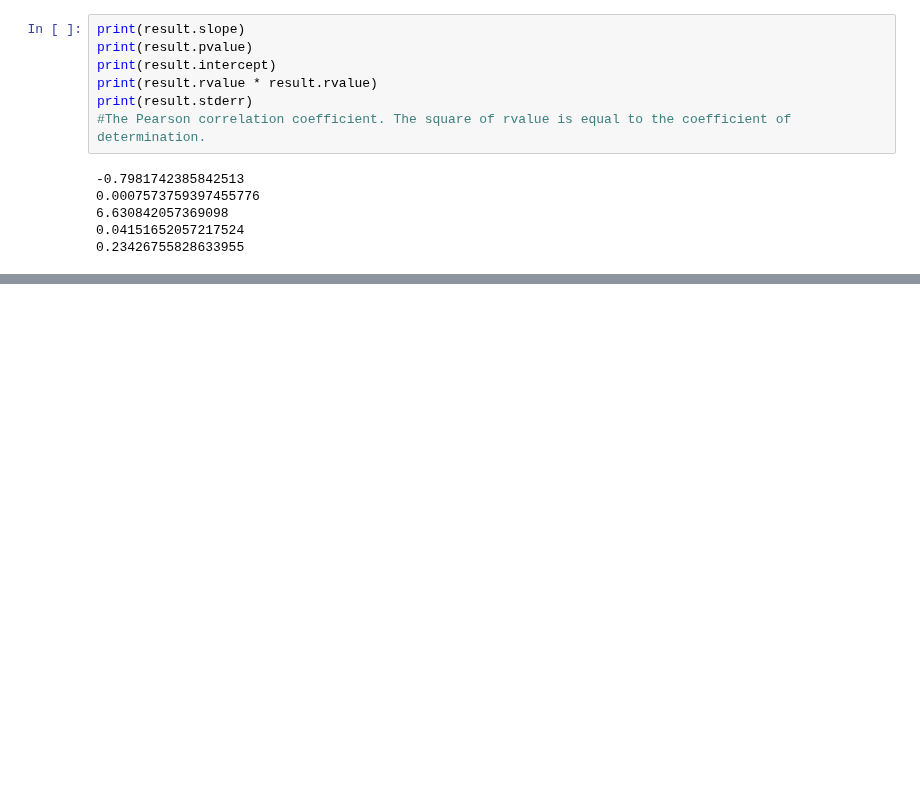
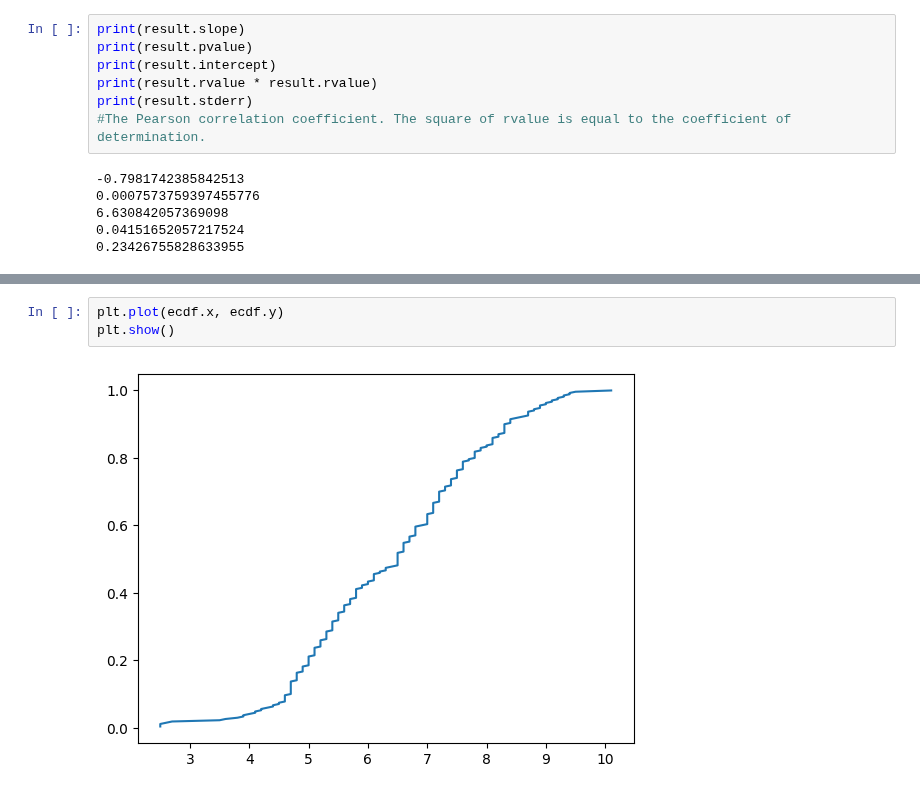
Before and after one commit to patonov/Data_Science-July_2024, a Jupyter notebook: new_study/Untitled.ipynb, the cells around one changed output, grey strips where cells are left out. Drawn from its saved outputs; the diff is of its cells as text; blank space fills up the shorter version.

```diff
--- a/new_study/Untitled.ipynb
+++ b/new_study/Untitled.ipynb
@@ -143,0 +169,5 @@ print(result.stderr)
+# %%
+plt.plot(ecdf.x, ecdf.y)
+plt.show()
+# %% [output]
+[figure, added]
```
Also changed, not shown: parts of 5 cells of this notebook.
